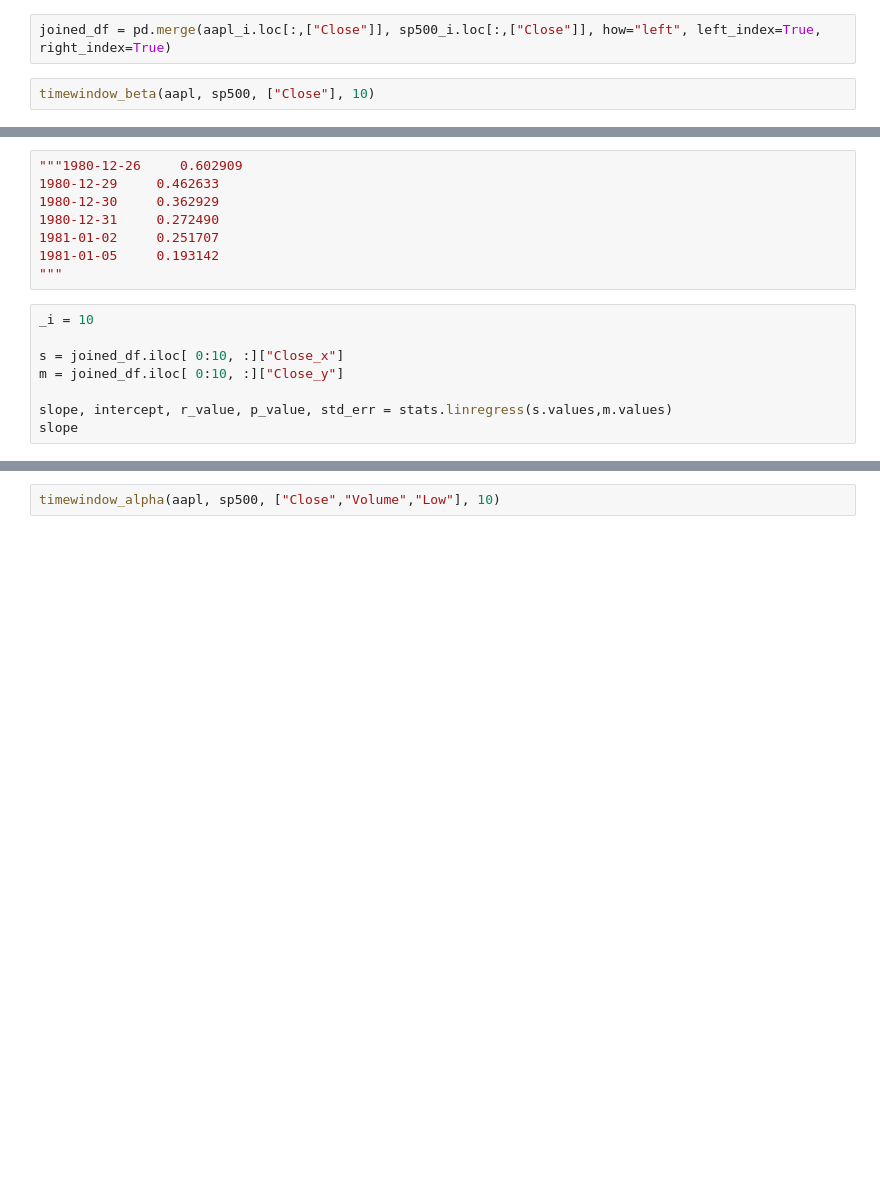
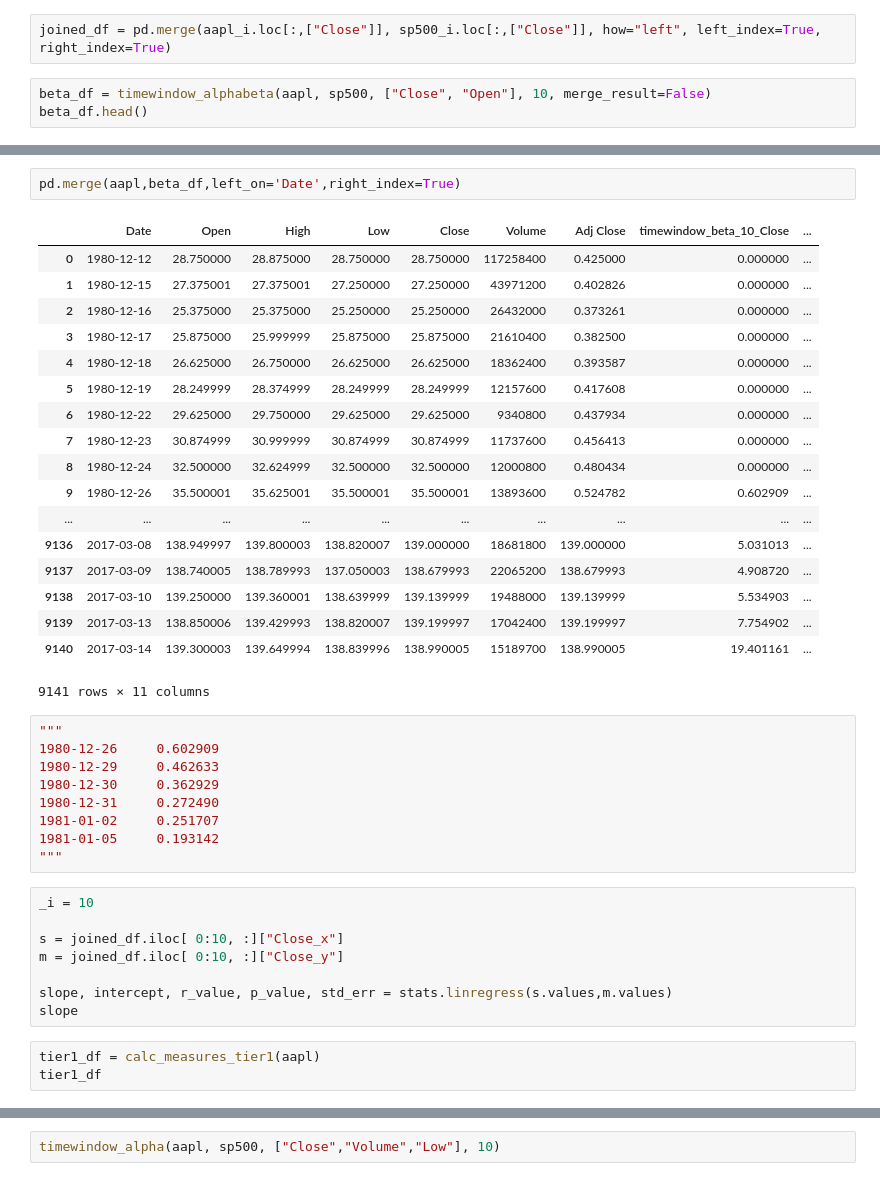
Before and after one commit to pjsousa/FintechCapstone, a Jupyter notebook: Sandbox.ipynb, the cells around one changed output, grey strips where cells are left out. Cells and saved outputs as stored; diff of their text form; blank space fills up the shorter version.

```diff
--- a/Sandbox.ipynb
+++ b/Sandbox.ipynb
@@ -611,4 +1385,5 @@ aapl_i = aapl.set_index("Date")
 # %%
 joined_df = pd.merge(aapl_i.loc[:,["Close"]], sp500_i.loc[:,["Close"]], how="left", left_index=True, right_index=True)
 # %%
-timewindow_beta(aapl, sp500, ["Close"], 10)
+beta_df = timewindow_alphabeta(aapl, sp500, ["Close", "Open"], 10, merge_result=False)
+beta_df.head()
@@ -615,5 +1442,27 @@ timewindow_beta(aapl, sp500, ["Close"], 10)
+# %%
+pd.merge(aapl,beta_df,left_on='Date',right_index=True)
+# %% [output]
+|  | Date | Open | High | Low | Close | Volume | Adj Close | timewindow_beta_10_Close | ... |
+| 0 | 1980-12-12 | 28.750000 | 28.875000 | 28.750000 | 28.750000 | 117258400 | 0.425000 | 0.000000 | ... |
+| 1 | 1980-12-15 | 27.375001 | 27.375001 | 27.250000 | 27.250000 | 43971200 | 0.402826 | 0.000000 | ... |
+| 2 | 1980-12-16 | 25.375000 | 25.375000 | 25.250000 | 25.250000 | 26432000 | 0.373261 | 0.000000 | ... |
+| 3 | 1980-12-17 | 25.875000 | 25.999999 | 25.875000 | 25.875000 | 21610400 | 0.382500 | 0.000000 | ... |
+| 4 | 1980-12-18 | 26.625000 | 26.750000 | 26.625000 | 26.625000 | 18362400 | 0.393587 | 0.000000 | ... |
+| 5 | 1980-12-19 | 28.249999 | 28.374999 | 28.249999 | 28.249999 | 12157600 | 0.417608 | 0.000000 | ... |
+| 6 | 1980-12-22 | 29.625000 | 29.750000 | 29.625000 | 29.625000 | 9340800 | 0.437934 | 0.000000 | ... |
+| 7 | 1980-12-23 | 30.874999 | 30.999999 | 30.874999 | 30.874999 | 11737600 | 0.456413 | 0.000000 | ... |
+| 8 | 1980-12-24 | 32.500000 | 32.624999 | 32.500000 | 32.500000 | 12000800 | 0.480434 | 0.000000 | ... |
+| 9 | 1980-12-26 | 35.500001 | 35.625001 | 35.500001 | 35.500001 | 13893600 | 0.524782 | 0.602909 | ... |
+| ... | ... | ... | ... | ... | ... | ... | ... | ... | ... |
+| 9136 | 2017-03-08 | 138.949997 | 139.800003 | 138.820007 | 139.000000 | 18681800 | 139.000000 | 5.031013 | ... |
+| 9137 | 2017-03-09 | 138.740005 | 138.789993 | 137.050003 | 138.679993 | 22065200 | 138.679993 | 4.908720 | ... |
+| 9138 | 2017-03-10 | 139.250000 | 139.360001 | 138.639999 | 139.139999 | 19488000 | 139.139999 | 5.534903 | ... |
+| 9139 | 2017-03-13 | 138.850006 | 139.429993 | 138.820007 | 139.199997 | 17042400 | 139.199997 | 7.754902 | ... |
+| 9140 | 2017-03-14 | 139.300003 | 139.649994 | 138.839996 | 138.990005 | 15189700 | 138.990005 | 19.401161 | ... |
+9141 rows × 11 columns
 # %%
-"""1980-12-26     0.602909
+"""
+1980-12-26     0.602909
 1980-12-29     0.462633
 1980-12-30     0.362929
 1980-12-31     0.272490
@@ -628,3 +1477,6 @@ m = joined_df.iloc[ 0:10, :]["Close_y"]
 
 slope, intercept, r_value, p_value, std_err = stats.linregress(s.values,m.values)
 slope
+# %%
+tier1_df = calc_measures_tier1(aapl)
+tier1_df
```
Also changed, not shown: parts of 143 cells of this notebook, 7 other files.
